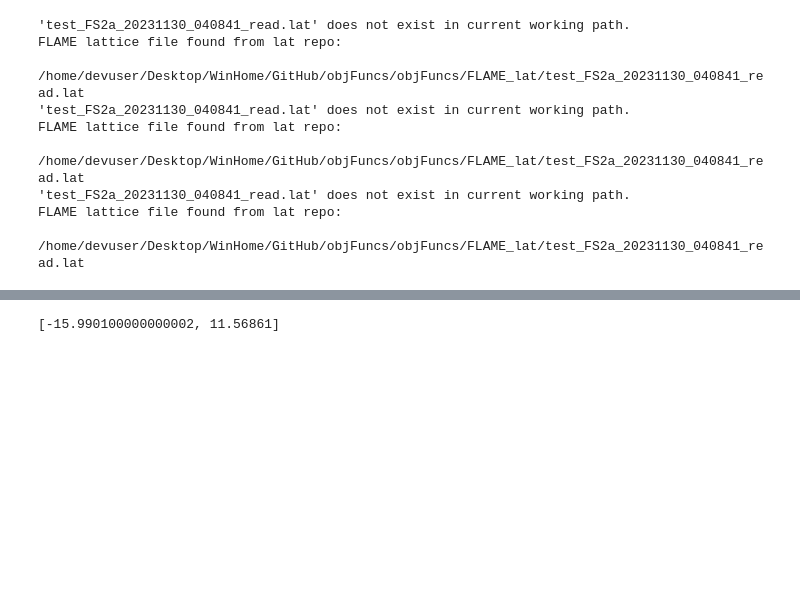
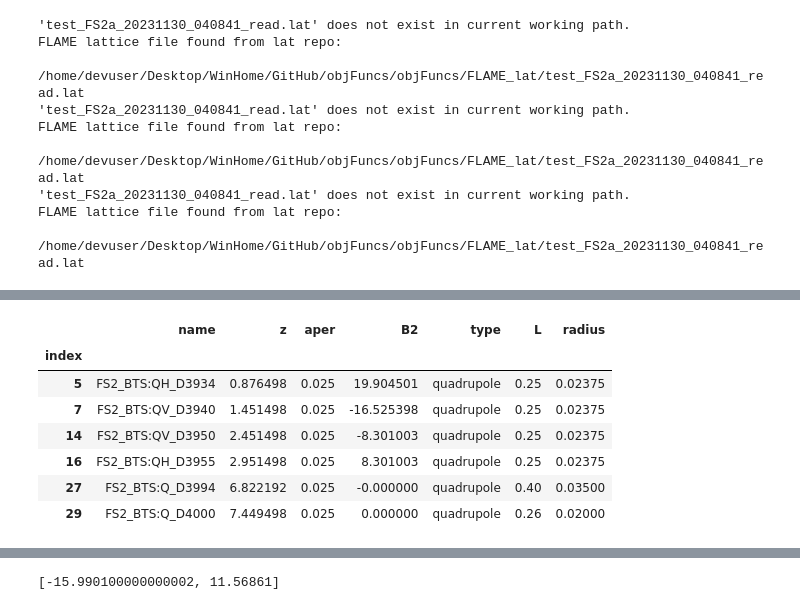
Before and after one commit to kilean20/objFuncs, a Jupyter notebook: example/lsq_linear_vmFLMAE_multiConditionalVar.ipynb, the cells around one changed output, grey strips where cells are left out. Drawn from its saved outputs; the diff is of its cells as text; code cells hidden in the pictures; blank space fills up the shorter version.

```diff
--- a/example/lsq_linear_vmFLMAE_multiConditionalVar.ipynb
+++ b/example/lsq_linear_vmFLMAE_multiConditionalVar.ipynb
@@ -62,0 +79,11 @@ FLAME lattice file found from lat repo:
+# %%
+fm_vms[0].fm.get_df_by_type('quadrupole')
+# %% [output]
+|  | name | z | aper | B2 | type | L | radius |
+| index |  |  |  |  |  |  |  |
+| 5 | FS2_BTS:QH_D3934 | 0.876498 | 0.025 | 19.904501 | quadrupole | 0.25 | 0.02375 |
+| 7 | FS2_BTS:QV_D3940 | 1.451498 | 0.025 | -16.525398 | quadrupole | 0.25 | 0.02375 |
+| 14 | FS2_BTS:QV_D3950 | 2.451498 | 0.025 | -8.301003 | quadrupole | 0.25 | 0.02375 |
+| 16 | FS2_BTS:QH_D3955 | 2.951498 | 0.025 | 8.301003 | quadrupole | 0.25 | 0.02375 |
+| 27 | FS2_BTS:Q_D3994 | 6.822192 | 0.025 | -0.000000 | quadrupole | 0.40 | 0.03500 |
+| 29 | FS2_BTS:Q_D4000 | 7.449498 | 0.025 | 0.000000 | quadrupole | 0.26 | 0.02000 |
```
Also changed, not shown: parts of 14 cells of this notebook, 2 other files.
